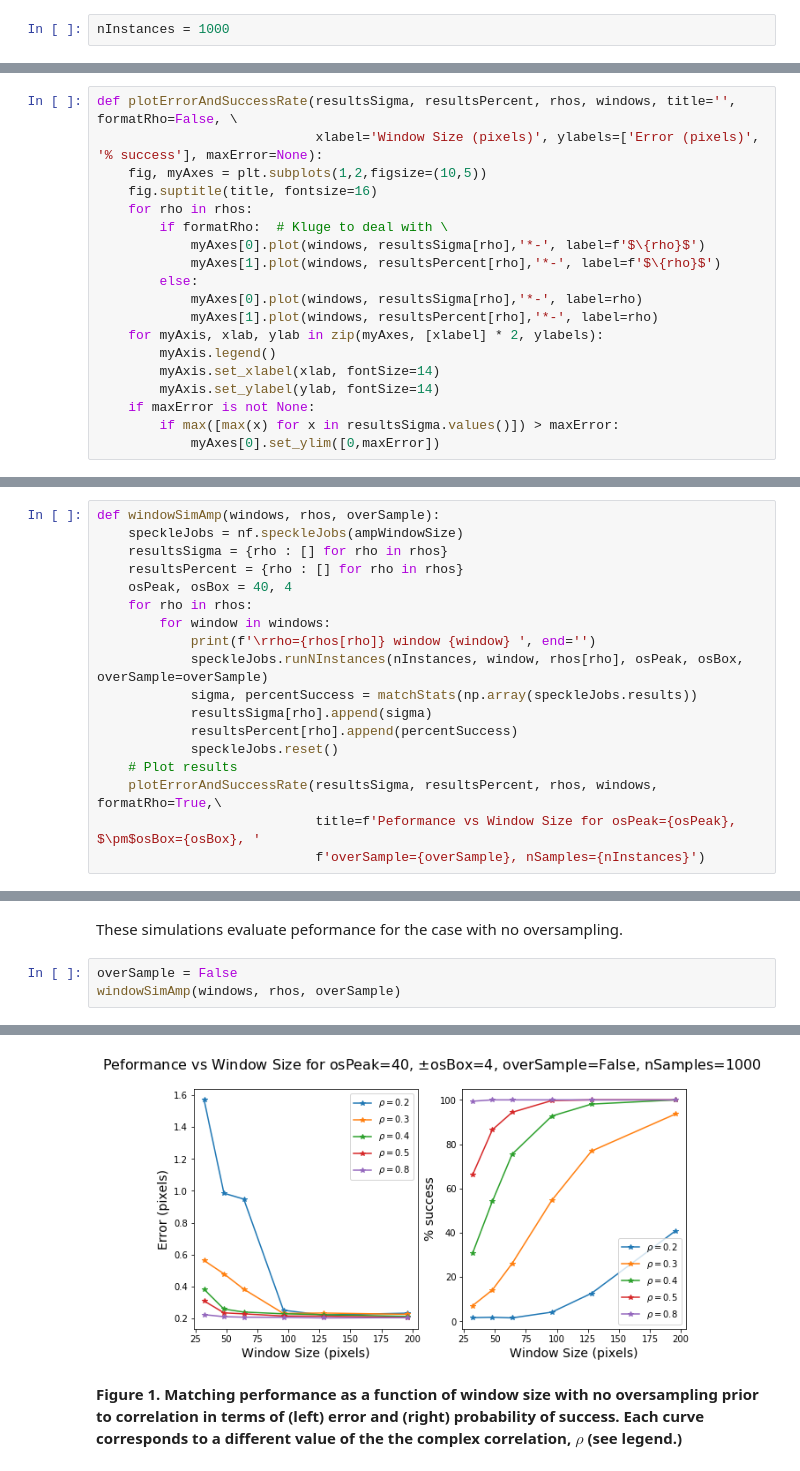
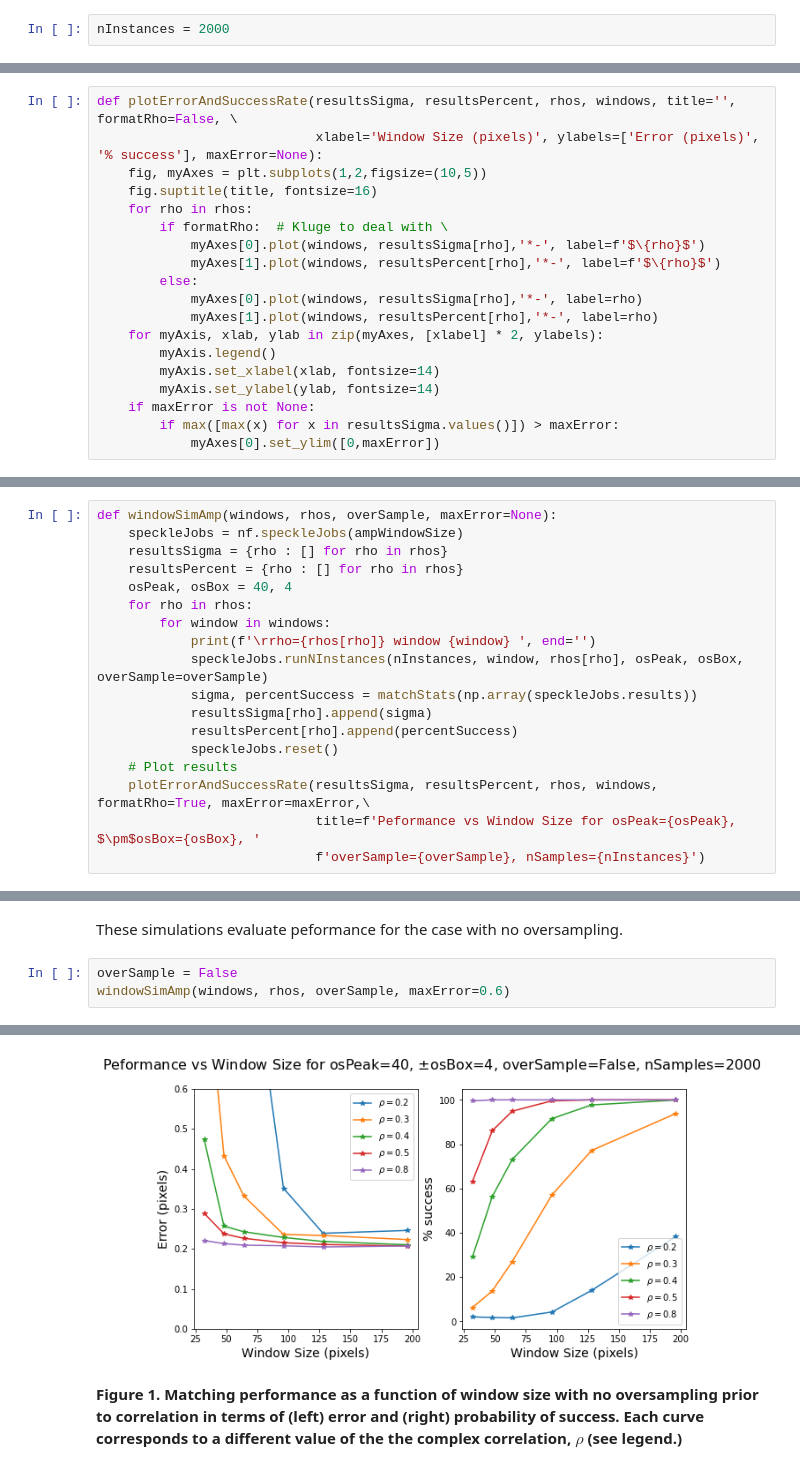
Before and after one commit to fastice/synthetic, a Jupyter notebook: AmplitudeCrossCorrelation.ipynb, the cells around one changed output, grey strips where cells are left out. Cells and saved outputs as stored; diff of their text form.

```diff
--- a/AmplitudeCrossCorrelation.ipynb
+++ b/AmplitudeCrossCorrelation.ipynb
@@ -30,7 +33,7 @@ Since the simulations are can be time consuming if a lot of realizations are use
 # %% [markdown]
 More samples will improve the quality of the estimates, but take longer to run. The variable `nInstances` is used by all simulations. It can be set to a low number for debugging and notebook demonstration and to a larger number to generate higher fidelity results.
 # %%
-nInstances = 1000
+nInstances = 2000
 # %% [markdown]
 ## Sensitivity to Window Size
 # %% [markdown]
@@ -70,15 +73,15 @@ def plotErrorAndSuccessRate(resultsSigma, resultsPercent, rhos, windows, title='
             myAxes[1].plot(windows, resultsPercent[rho],'*-', label=rho)
     for myAxis, xlab, ylab in zip(myAxes, [xlabel] * 2, ylabels):
         myAxis.legend()
-        myAxis.set_xlabel(xlab, fontSize=14)
-        myAxis.set_ylabel(ylab, fontSize=14)
+        myAxis.set_xlabel(xlab, fontsize=14)
+        myAxis.set_ylabel(ylab, fontsize=14)
     if maxError is not None:
         if max([max(x) for x in resultsSigma.values()]) > maxError:
             myAxes[0].set_ylim([0,maxError])
 # %% [markdown]
 The following code simulates errors for several window sizes and values of complex correlation, $\rho$.
 # %%
-def windowSimAmp(windows, rhos, overSample):
+def windowSimAmp(windows, rhos, overSample, maxError=None):
     speckleJobs = nf.speckleJobs(ampWindowSize)
     resultsSigma = {rho : [] for rho in rhos}
     resultsPercent = {rho : [] for rho in rhos}
@@ -92,7 +95,7 @@ def windowSimAmp(windows, rhos, overSample):
             resultsPercent[rho].append(percentSuccess)
             speckleJobs.reset()
     # Plot results
-    plotErrorAndSuccessRate(resultsSigma, resultsPercent, rhos, windows, formatRho=True,\
+    plotErrorAndSuccessRate(resultsSigma, resultsPercent, rhos, windows, formatRho=True, maxError=maxError,\
                             title=f'Peformance vs Window Size for osPeak={osPeak}, $\pm$osBox={osBox}, '
                             f'overSample={overSample}, nSamples={nInstances}')
 # %% [markdown]
@@ -108,5 +111,5 @@ rhos = {'rho=0.2': 0.2, 'rho=0.3' : 0.3, 'rho=0.4' : 0.4, 'rho=0.5' : 0.5, 'rho=
 These simulations evaluate peformance for the case with no oversampling.
 # %%
 overSample = False
-windowSimAmp(windows, rhos, overSample)
+windowSimAmp(windows, rhos, overSample, maxError=0.6)
 # %% [output]
@@ -114,4 +117,4 @@ rho=0.8 window 196 ....x....x....x....x....x.....x....x....x....x....x....x.....
-[figure, old version]
+[figure, new version]
 # %% [markdown]
 **Figure 1. Matching performance as a function of window size with no oversampling prior to correlation in terms of (left) error and (right) probability of success. Each curve corresponds to a different value of the the complex correlation, $\rho$ (see legend.)**
 # %% [markdown]
```
Also changed, not shown: parts of 7 cells of this notebook, 1 other file.
